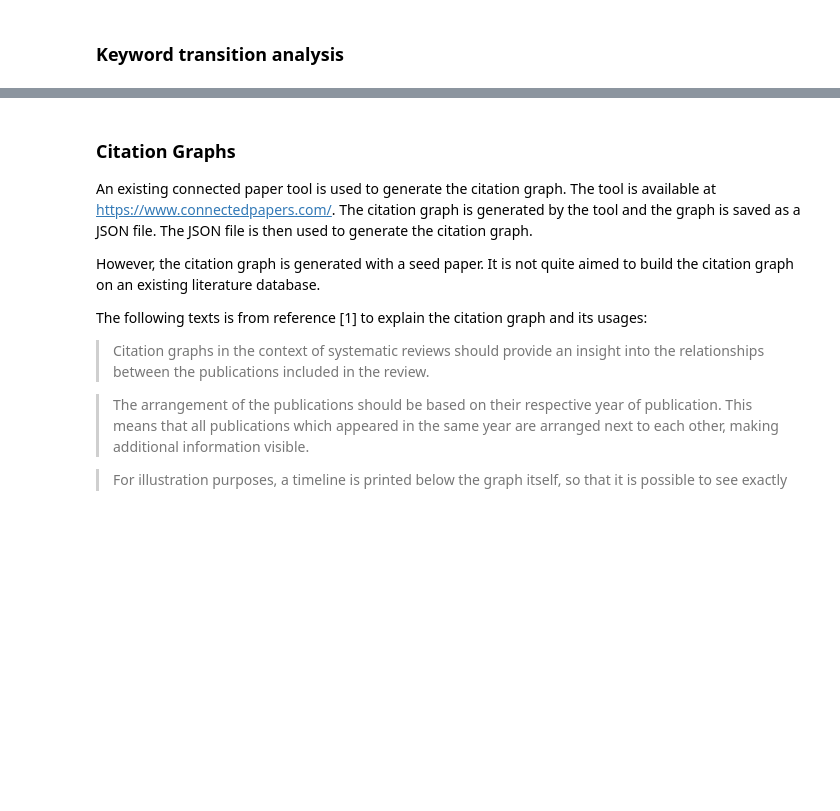
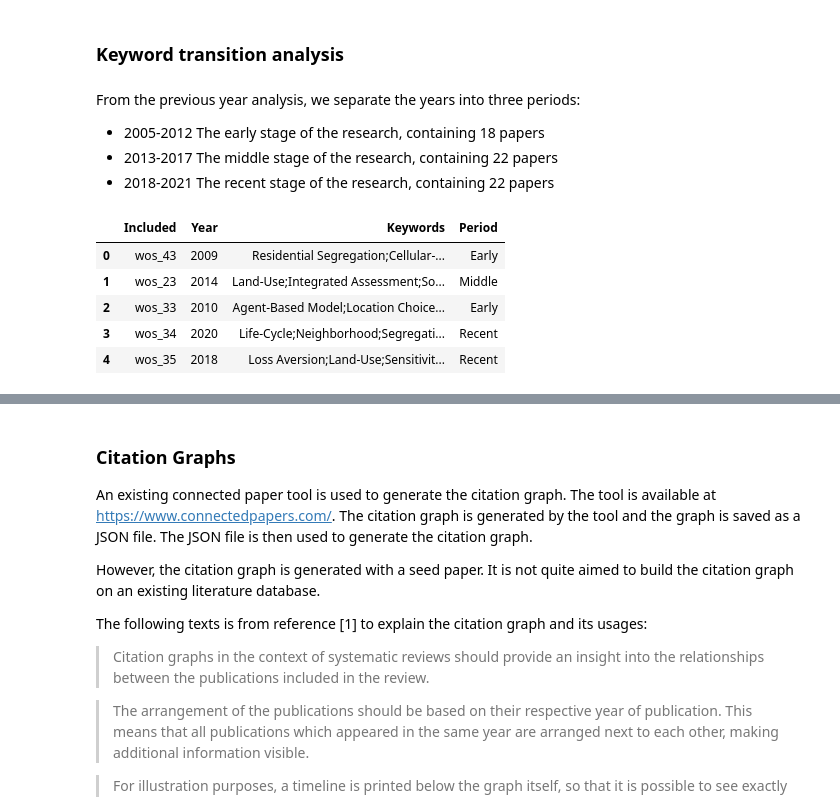
Before and after one commit to BayiLi081/slr-programming, a Jupyter notebook: process_instruction.ipynb, the cells around one changed output, grey strips where cells are left out. Saved outputs shown, nothing was run; the diff lists cells and outputs as text; code cells hidden in the pictures; blank space fills up the shorter version.

```diff
--- a/process_instruction.ipynb
+++ b/process_instruction.ipynb
@@ -223,3 +246,26 @@ map
 [interactive output not drawn]
 # %% [markdown]
 ### Keyword transition analysis
+# %% [markdown]
+From the previous year analysis, we separate the years into three periods:
+
+- 2005-2012 The early stage of the research, containing 18 papers
+- 2013-2017 The middle stage of the research, containing 22 papers
+- 2018-2021 The recent stage of the research, containing 22 papers
+# %%
+# import data final_database.csv
+df = pd.read_csv('data/sample-data/keyword.csv')
+
+Periods = ['Early', 'Middle', 'Recent']
+
+# categories the year into the new column 'Period'
+df['Period'] = pd.cut(df['Year'], bins=[1900, 2012, 2017, 2040], labels=Periods)
+
+df.head()
+# %% [output]
+|  | Included | Year | Keywords | Period |
+| 0 | wos_43 | 2009 | Residential Segregation;Cellular-... | Early |
+| 1 | wos_23 | 2014 | Land-Use;Integrated Assessment;So... | Middle |
+| 2 | wos_33 | 2010 | Agent-Based Model;Location Choice... | Early |
+| 3 | wos_34 | 2020 | Life-Cycle;Neighborhood;Segregati... | Recent |
+| 4 | wos_35 | 2018 | Loss Aversion;Land-Use;Sensitivit... | Recent |
```
Also changed, not shown: parts of 6 cells of this notebook, 1 other file.
